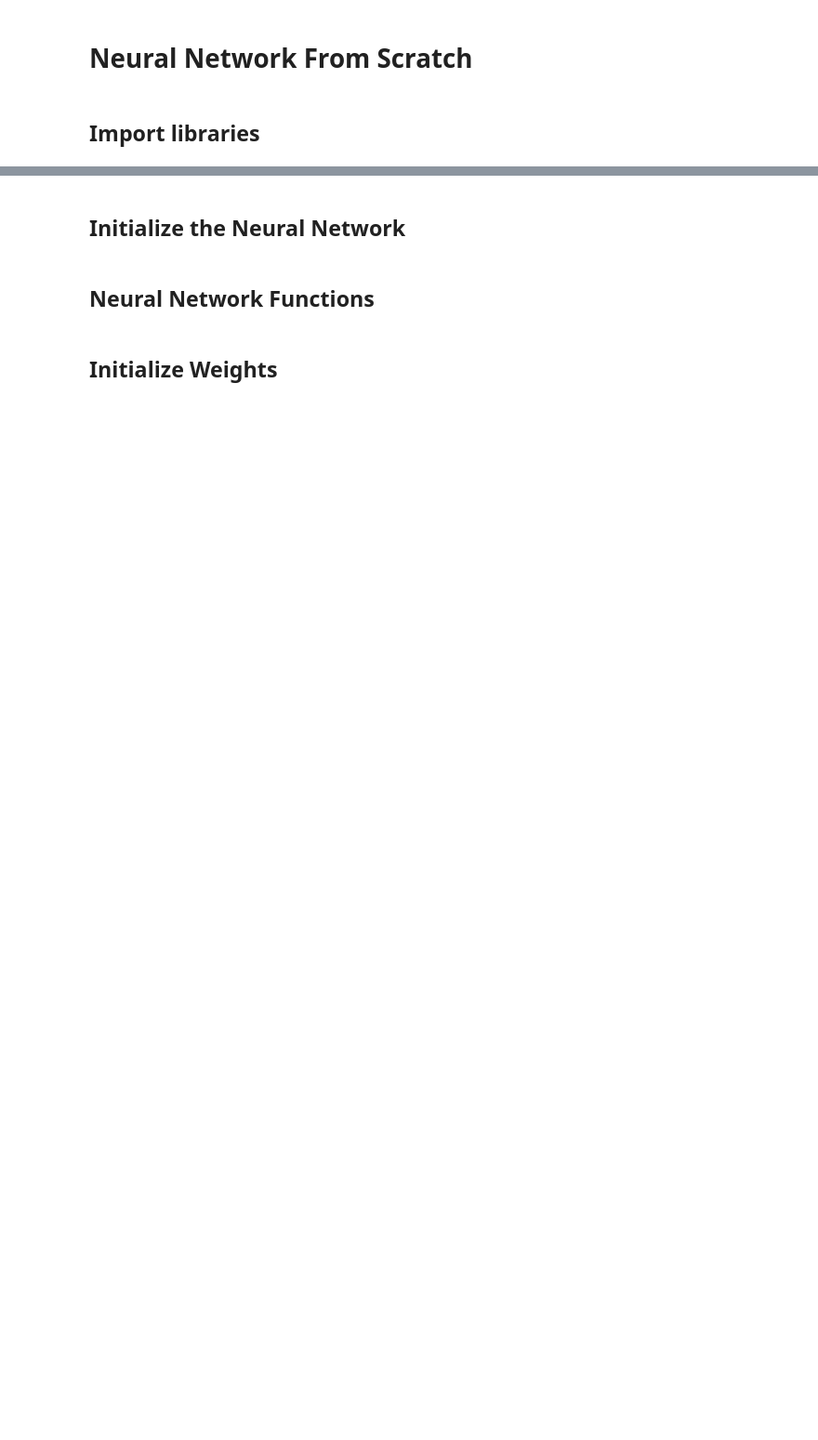
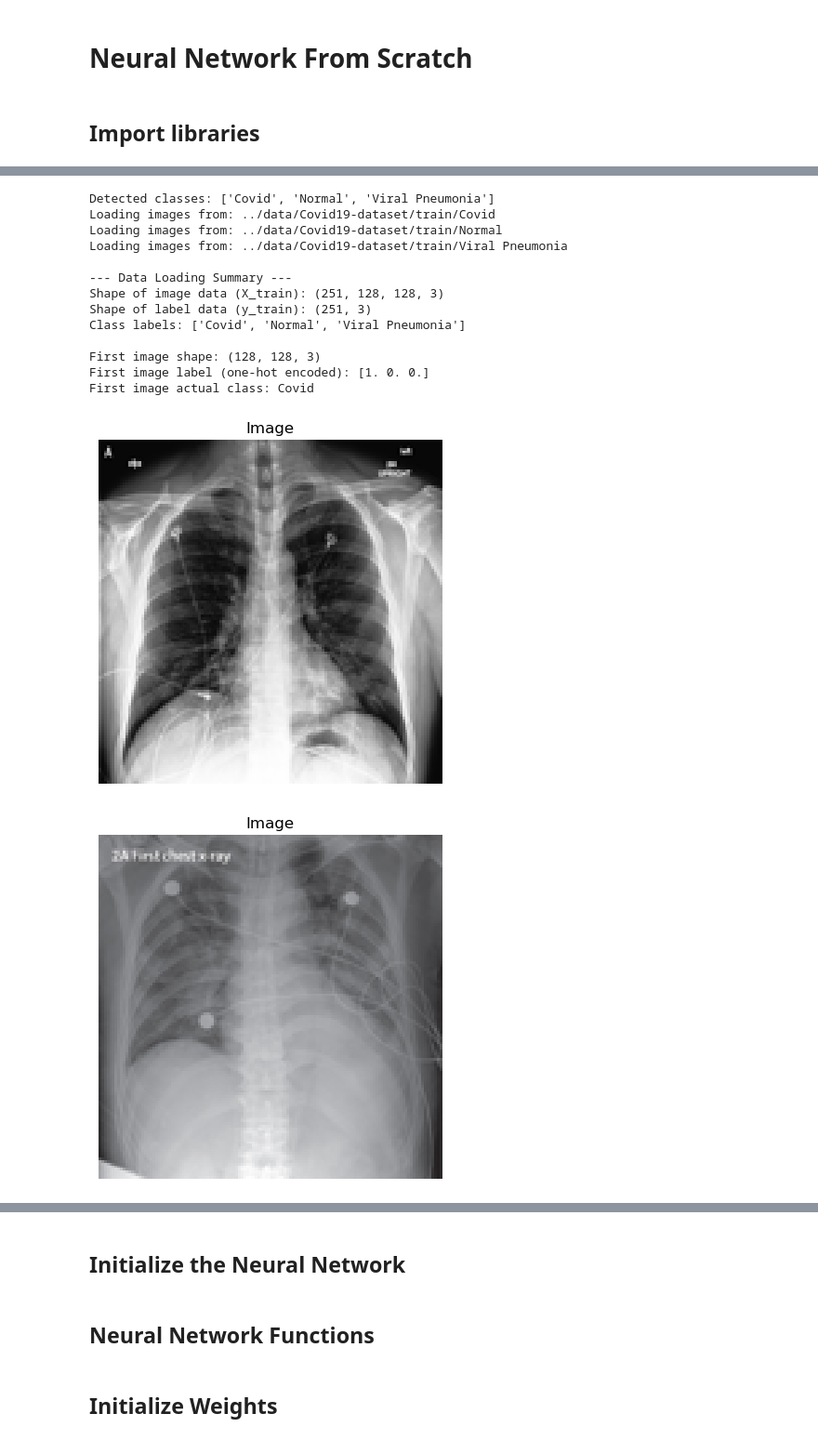
Before and after one commit to mohamesb/Neural-Network-GroundZero, a Jupyter notebook: src/Short_notebook.ipynb, the cells around one changed output, grey strips where cells are left out. Shown at 93% size. Drawn from its saved outputs; the diff is of its cells as text; code cells hidden in the pictures; blank space fills up the shorter version.

Commit message:
Added data loader for image processing.

```diff
--- a/src/Short_notebook.ipynb
+++ b/src/Short_notebook.ipynb
@@ -6,0 +71,41 @@ import numpy as np
+# %%
+# Load the data
+
+base_folder="../data/Covid19-dataset/train"
+
+X_train, y_train, class_labels = load_image_data(base_folder, image_size=(128, 128))
+
+print("\n--- Data Loading Summary ---")
+print(f"Shape of image data (X_train): {X_train.shape}")
+print(f"Shape of label data (y_train): {y_train.shape}")
+print(f"Class labels: {class_labels}")
+
+# You can now use X_train and y_train for your neural network training.
+# For example, to see the first image and its label:
+if X_train.size > 0:
+    print(f"\nFirst image shape: {X_train[0].shape}")
+    print(f"First image label (one-hot encoded): {y_train[0]}")
+    # To get the actual class name of the first image:
+    predicted_class_index = np.argmax(y_train[0])
+    print(f"First image actual class: {class_labels[predicted_class_index]}")
+    for i in range(5):
+        plt.imshow(X_train[i])
+        plt.title("Image")
+        plt.axis('off') # Hide axes ticks and labels
+        plt.show()
+# %% [output]
+Detected classes: ['Covid', 'Normal', 'Viral Pneumonia']
+Loading images from: ../data/Covid19-dataset/train/Covid
+Loading images from: ../data/Covid19-dataset/train/Normal
+Loading images from: ../data/Covid19-dataset/train/Viral Pneumonia
+
+--- Data Loading Summary ---
+Shape of image data (X_train): (251, 128, 128, 3)
+Shape of label data (y_train): (251, 3)
+Class labels: ['Covid', 'Normal', 'Viral Pneumonia']
+
+First image shape: (128, 128, 3)
+First image label (one-hot encoded): [1. 0. 0.]
+First image actual class: Covid
+[figure, added]
+[figure, added]
```
Also changed, not shown: parts of 8 cells of this notebook.
